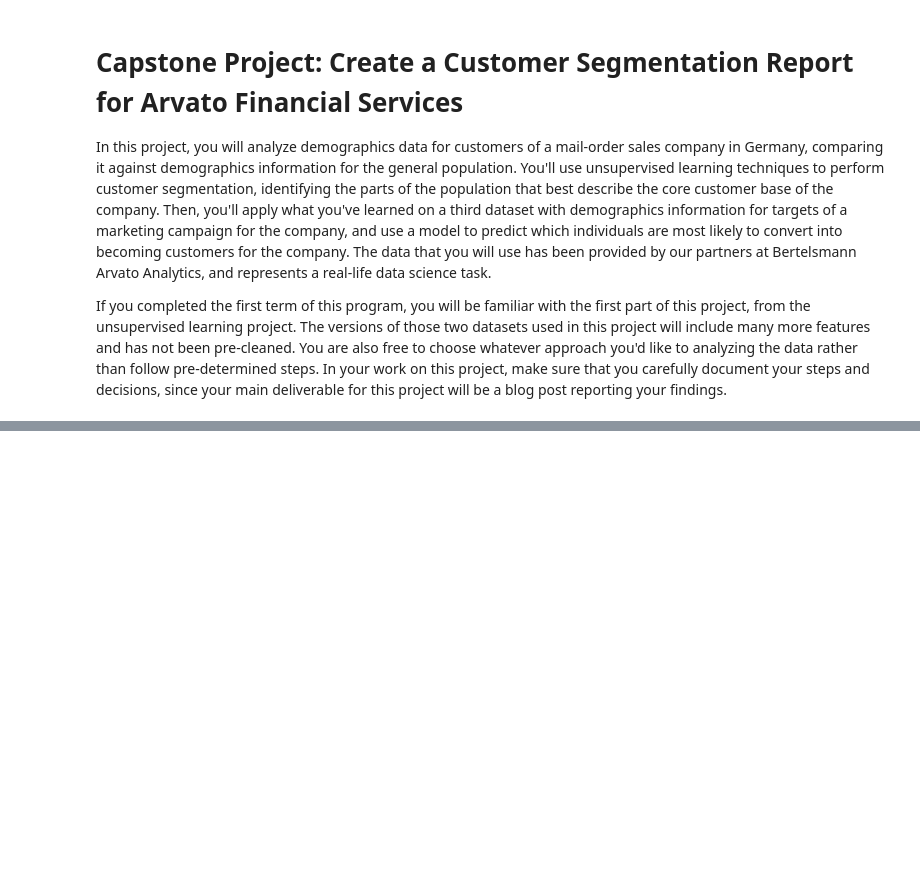
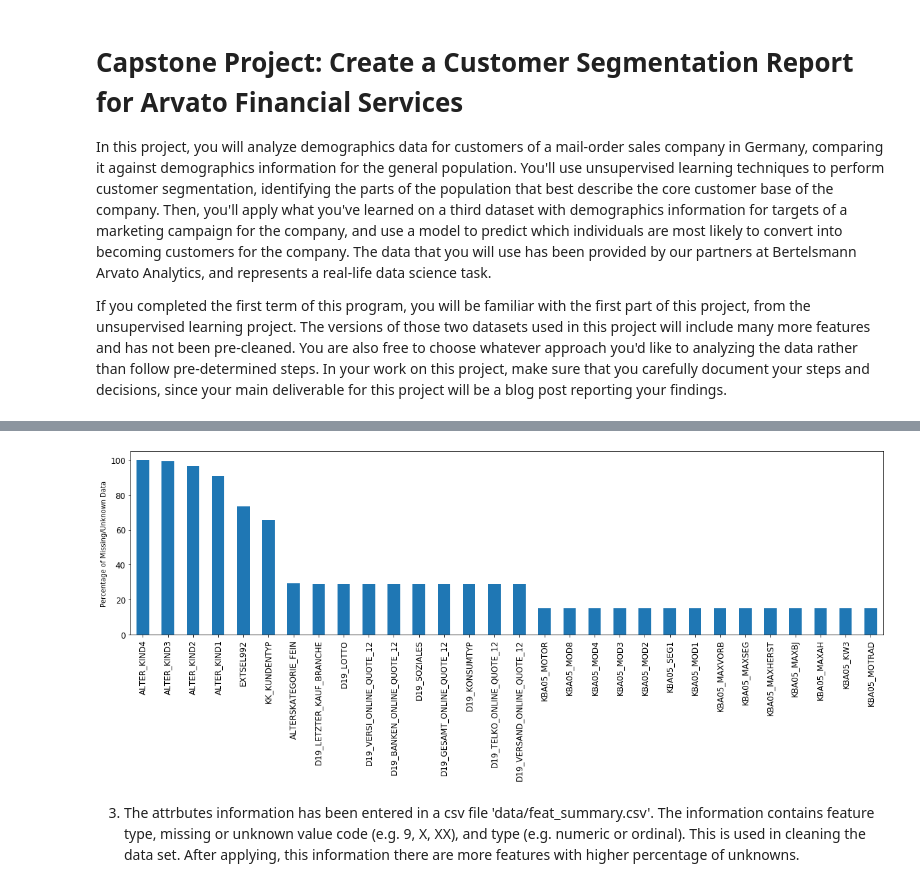
Before and after one commit to kross11480/courses, a Jupyter notebook: capstone/Arvato Project Workbook.ipynb, the cells around one changed output, grey strips where cells are left out. Cells and saved outputs as stored; diff of their text form; code cells hidden in the pictures; blank space fills up the shorter version.

```diff
--- a/capstone/Arvato Project Workbook.ipynb
+++ b/capstone/Arvato Project Workbook.ipynb
@@ -370,0 +62,4 @@ mailout_test = pd.read_csv('../../data/Term2/capstone/arvato_data/Udacity_MAILOU
+# %%
+%%time
+azdias = pd.read_csv('data/Udacity_AZDIAS_052018.csv', sep=';', dtype={18:'str',19:'str'})
+azdias.head()
@@ -370,0 +113,7 @@ mailout_test = pd.read_csv('../../data/Term2/capstone/arvato_data/Udacity_MAILOU
+# %%
+#show percentage of null data of general population for each features
+plot_miss_val(azdias, top_n=30)
+# %% [output]
+[figure, added]
+# %% [markdown]
+3) The attrbutes information has been entered in a csv file 'data/feat_summary.csv'. The information contains feature type, missing or unknown value code (e.g. 9, X, XX), and type (e.g. numeric or ordinal). This is used in cleaning the data set. After applying, this information there are more features with higher percentage of unknowns.
```
Also changed, not shown: parts of 111 cells of this notebook, 3 other files.
